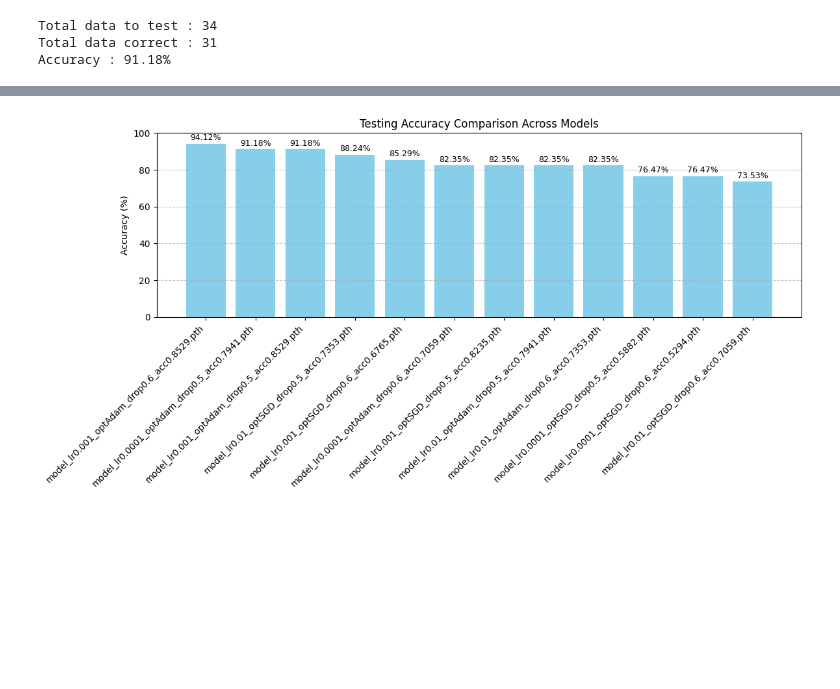
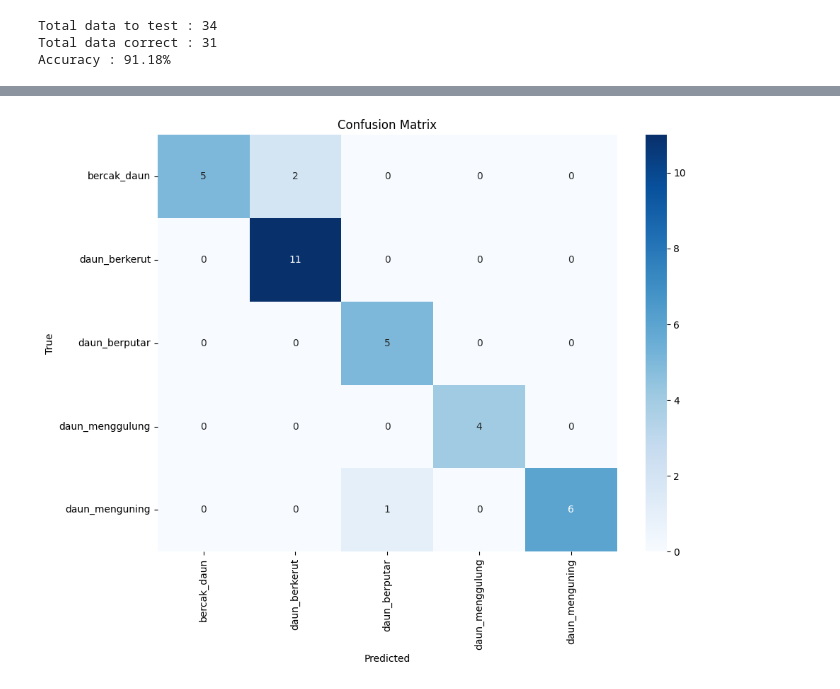
Before and after one commit to Mboedhi/palm_leaf_diseases_classifier, a Jupyter notebook: Model_4/Alex_Model.ipynb, the cells around one changed output, grey strips where cells are left out. Cells and saved outputs as stored; diff of their text form; code cells hidden in the pictures; blank space fills up the shorter version.

```diff
--- a/Model_4/Alex_Model.ipynb
+++ b/Model_4/Alex_Model.ipynb
@@ -80,5 +79,4 @@ class_names = img_dt['train'].classes
 # %% [markdown]
 ## Modelling Code
 # %%
-device = torch.device("cuda:0" if torch.cuda.is_available() else "cpu")
-print(f"Using device: {device}")
+device = torch.device('cuda' if torch.cuda.is_available() else 'cpu')
@@ -111,24 +107,23 @@ class EarlyStopping :
 
         return False
 # %%
-def create_model(num_classes, dropout):
-    model = models.alexnet(pretrained = True)
+def create_model(num_classes):
+    model = models.alexnet(pretrained=True)
 
-    for param in model.parameters() :
+    for param in model.features.parameters():
         param.requires_grad = False
 
     model.classifier = nn.Sequential(
-        nn.Dropout(p=dropout),
-        nn.Linear(256 * 6 * 6, 4096),
+        nn.Dropout(p=0.6),
+        nn.Linear(256 * 6 * 6, 2048),
+        nn.BatchNorm1d(2048),
         nn.ReLU(inplace=True),
-        nn.BatchNorm1d(4096),
-        nn.Dropout(p=dropout),
-        nn.Linear(4096, 1024),
+        nn.Dropout(p=0.6),
+        nn.Linear(2048, 1024),
+        nn.BatchNorm1d(1024),
         nn.ReLU(inplace=True),
-        nn.BatchNorm1d(1024),
-        nn.Dropout(p=dropout),
+        nn.Dropout(p=0.6),
         nn.Linear(1024, num_classes),
     )
-
     return model
 # %%
@@ -290,4 +476,4 @@ Best Validation Accuracy: 0.8529
 # %%
-checkpoint = torch.load('model_lr0.001_optAdam_drop0.5_acc0.8529.pth')
+checkpoint = torch.load('model_alexnet_2025-05-24_14-20-09.pth')
 print(checkpoint.keys())
 # %% [output]
@@ -294,0 +481,3 @@ dict_keys(['model_state_dict', 'optimizer', 'learning_rate', 'dropout', 'val_acc
+# %%
+model = create_model(num_classes=len(class_names))
+model = model.to(device)
@@ -616,21 +552,17 @@ daun_menggulung       1.00      1.00      1.00         4
-# %%
-model_names = [res['model_name'] for res in results]
-accuracies = [res['accuracy'] for res in results]
-
-plt.figure(figsize=(12, 6))
-bars = plt.bar(model_names, accuracies, color='skyblue')
-plt.xticks(rotation=45, ha='right')
-plt.ylabel('Accuracy (%)')
-plt.ylim(0, 100)
-plt.title('Testing Accuracy Comparison Across Models')
-plt.grid(axis='y', linestyle='--', alpha=0.7)
-
-for bar, acc in zip(bars, accuracies):
-    height = bar.get_height()
-    plt.text(bar.get_x() + bar.get_width() / 2, height + 1, f'{acc:.2f}%',
-             ha='center', va='bottom', fontsize=9)
-
-plt.tight_layout()
-plt.show()
-# %% [output]
-[figure, removed]
+# %%
+model_save_path = 'model_alexnet_2025-05-24_14-20-09.pth'
+training_notes = model_save_path.split('.')[0]
+
+cm = confusion_matrix(all_labels, predictions)
+plt.figure(figsize=(10, 8))
+sns.heatmap(cm, annot=True, fmt='d', cmap='Blues', xticklabels=class_names, yticklabels=class_names)
+plt.xlabel('Predicted')
+plt.ylabel('True')
+plt.title('Confusion Matrix')
+plt.tight_layout()
+
+os.makedirs('./evaluation_results', exist_ok=True)
+plt.savefig(f'./evaluation_results/confusion_matrix_{training_notes}.png')
+plt.show()
+# %% [output]
+[figure, added]
```
Also changed, not shown: parts of 35 cells of this notebook.
